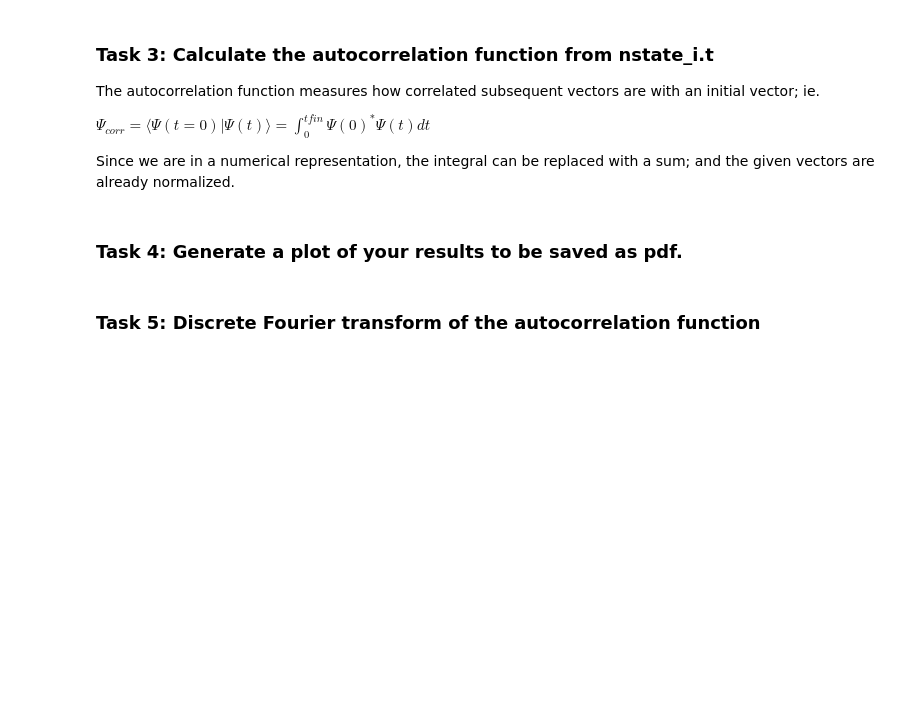
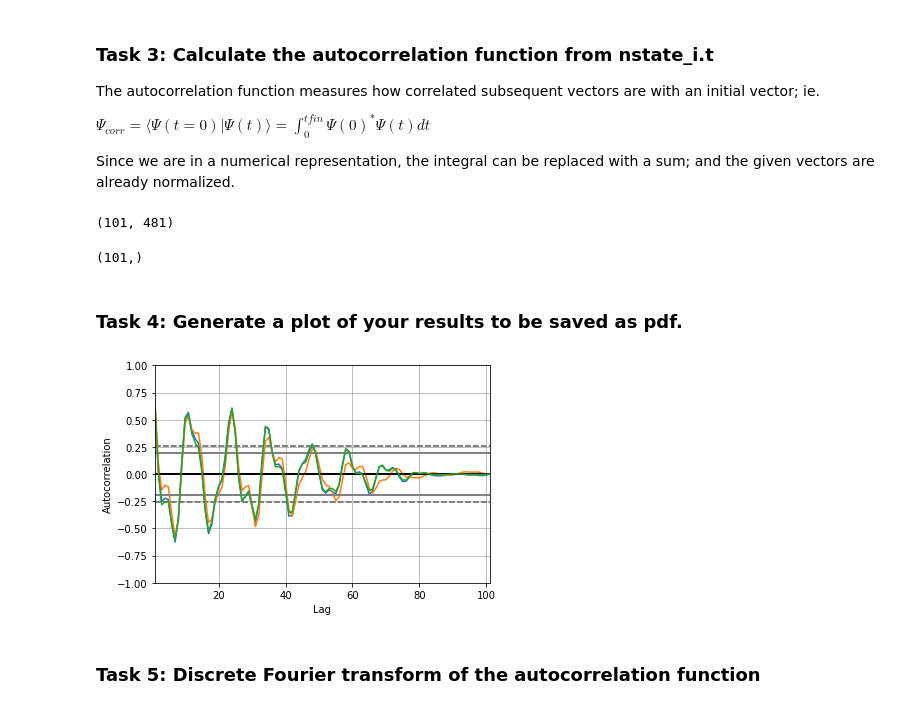
Before and after one commit to alexmonteirocastro/scientific-software-development-work, a Jupyter notebook: src/notebook_unit1.ipynb, the cells around one changed output. Drawn from its saved outputs; the diff is of its cells as text; code cells hidden in the pictures; blank space fills up the shorter version.

```diff
--- a/src/notebook_unit1.ipynb
+++ b/src/notebook_unit1.ipynb
@@ -185,7 +190,8 @@ Since we are in a numerical representation, the integral can be replaced with a
 # %%
 # read in as numpy array
 nstate_i_orig = np.loadtxt('../data/nstate_i.t', skiprows=1)
-print(nstate_i_orig.shape)
+# %% [output]
+(101, 481)
 # %%
 # store the time column (column 0) in a vector and drop from array
 nstate_i_time, nstate_i = np.split(nstate_i_orig, [1], axis=1)
@@ -196,8 +200,7 @@ sns.lineplot(data=nstate_i_time)
 # the real part of each matrix column is contained in numpy array column 0, 2, 4, 6, ...
 # the imaginary part of each matrix column is contained in numpy array column 1, 3, 5, 7, ...
 # convert the array that was read as dtype=float into a dtype=complex array
-def into_complex_matrix(in_arr):
-    print(in_arr.shape)
+def correct_complex_matrix(in_arr):
     result_shape = (in_arr.shape[0], int(in_arr.shape[1]/2))
     out_arr = np.empty(result_shape, dtype=np.csingle)
     for i in range(result_shape[1]):
@@ -206,14 +209,23 @@ def into_complex_matrix(in_arr):
 
     return out_arr
 
-into_complex_matrix(nstate_i)
+nstate_i_complex = correct_complex_matrix(nstate_i)
 # %%
 # for the autocorrelation function, we want the overlap between the first vector at time 0 and all
 # subsequent vectors at later times - the sum of the product of initial and subsequent vectors for each time step
+nstate_i_complex_sum = np.sum(nstate_i_complex, axis = 1)
+# %% [output]
+(101,)
 # %% [markdown]
 ### Task 4: Generate a plot of your results to be saved as pdf.
 # %%
 # plot the autocorrelation function - real, imaginary and absolute part
+pd.plotting.autocorrelation_plot(nstate_i_complex_sum.real)
+pd.plotting.autocorrelation_plot(nstate_i_complex_sum.imag)
+pd.plotting.autocorrelation_plot(np.absolute(nstate_i_complex_sum))
+plt.savefig("nstate_i_autocorr.pdf", format="pdf", bbox_inches="tight")
+# %% [output]
+[figure, added]
 # %% [markdown]
 ### Task 5: Discrete Fourier transform of the autocorrelation function
 # %%
```
Also changed, not shown: parts of 8 cells of this notebook.
